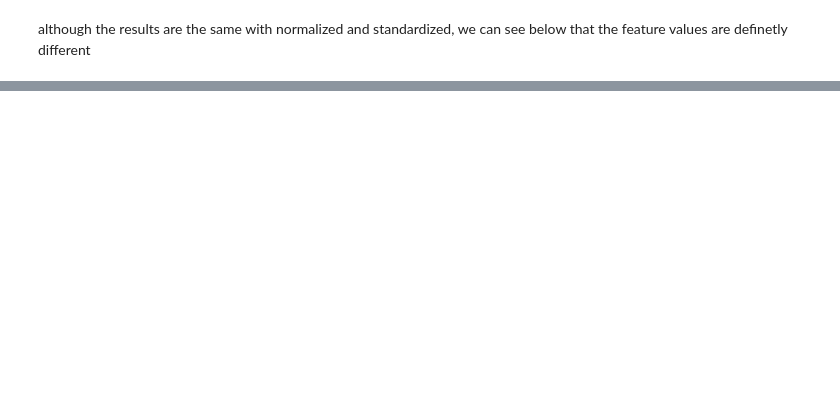
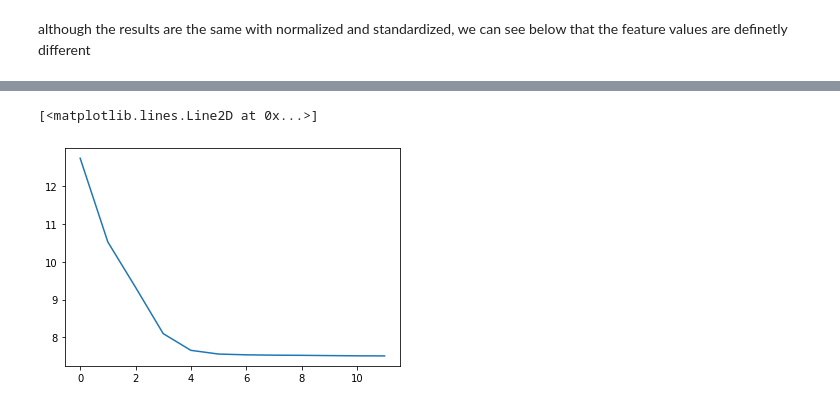
Before and after one commit to BabyBlue555/firstYear-semA-project, a Jupyter notebook: Predicting the Apparent Temperature.ipynb, the cells around one changed output, grey strips where cells are left out. Drawn from its saved outputs; the diff is of its cells as text; code cells hidden in the pictures; blank space fills up the shorter version.

```diff
--- a/Predicting the Apparent Temperature.ipynb
+++ b/Predicting the Apparent Temperature.ipynb
@@ -995,0 +1126,5 @@ X_train_standardized
+# %%
+pyplot.plot(loss_df ['mae'])
+# %% [output]
+[<matplotlib.lines.Line2D at 0x...>]
+[figure, added]
```
Also changed, not shown: parts of 40 cells of this notebook.
